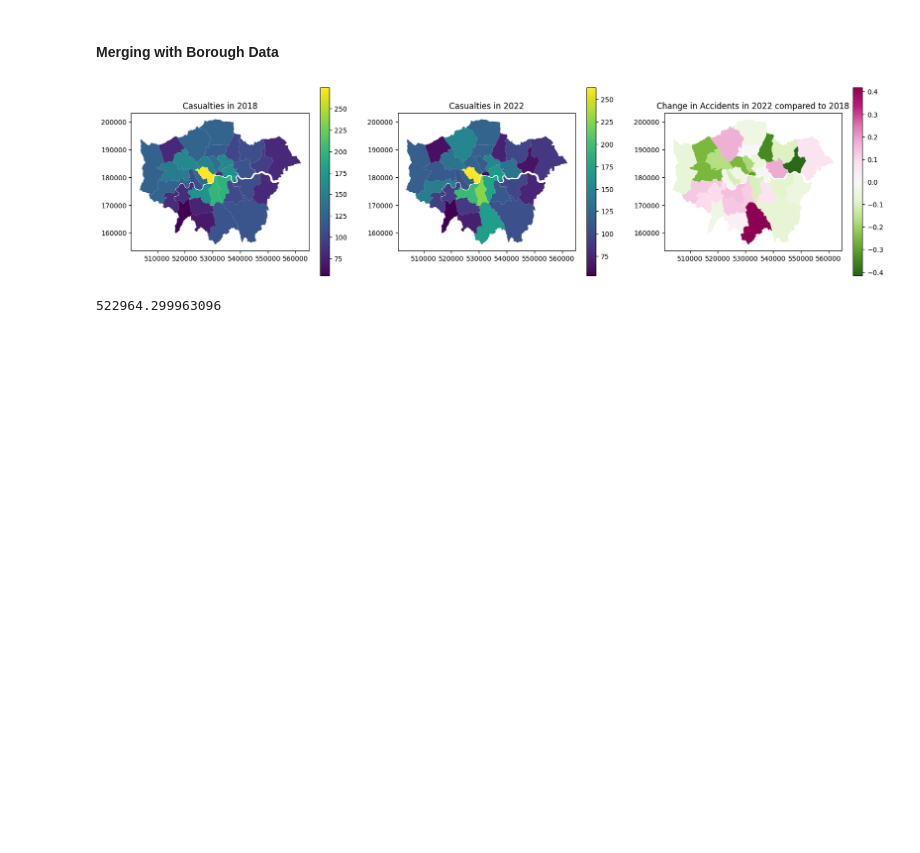
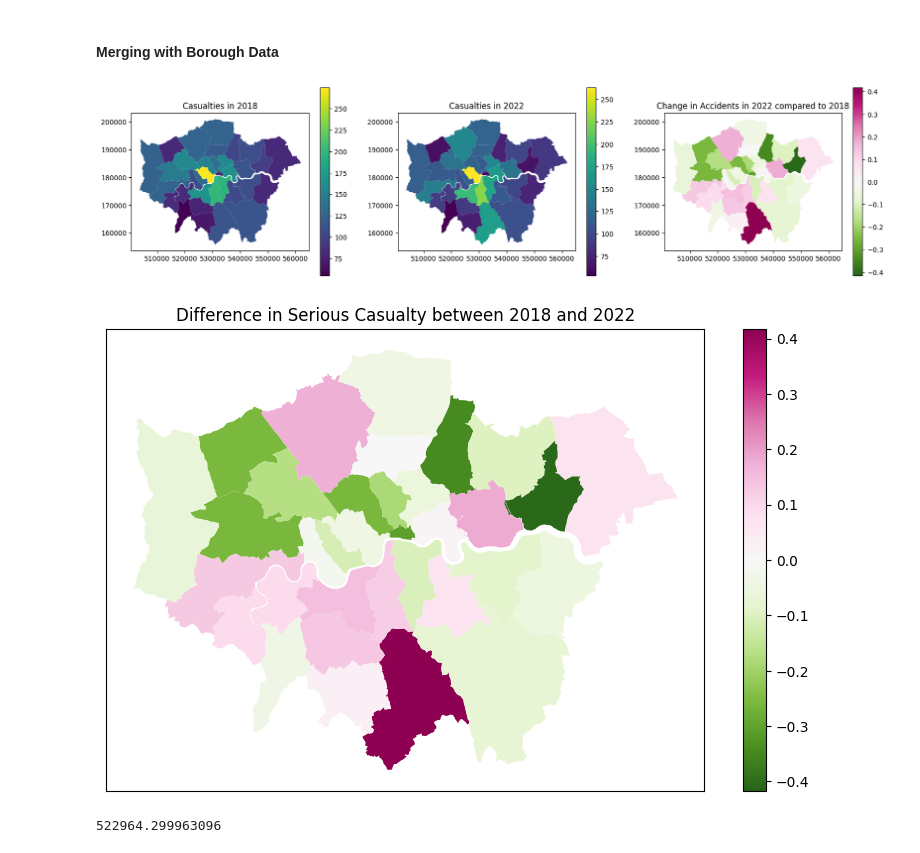
Before and after one commit to sokimura39/CUSP_Data_Dive, a Jupyter notebook: before_after_analysis.ipynb, the cells around one changed output. Cells and saved outputs as stored; diff of their text form; code cells hidden in the pictures; blank space fills up the shorter version.

```diff
--- a/before_after_analysis.ipynb
+++ b/before_after_analysis.ipynb
@@ -101,5 +99,32 @@ plt.show()
 # %% [output]
 [figure]
+# %%
+# plot for difference in casualty
+
+# initialise plot
+f, ax = plt.subplots(1, 1, figsize = (10, 6))
+
+# plot boroughs
+boroughs[(boroughs['casualty_2018'] != 0) & (boroughs['casualty_2022'] != 0)].plot(
+    ax = ax,
+    column = 'casualty_difference',
+    legend = True,
+    cmap = 'PiYG_r',
+    vmin = -max(abs(boroughs[(boroughs['casualty_2018'] != 0) & (boroughs['casualty_2022'] != 0)]['casualty_difference'])),
+    vmax = max(abs(boroughs[(boroughs['casualty_2018'] != 0) & (boroughs['casualty_2022'] != 0)]['casualty_difference'])),
+)
+
+# set title
+plt.title('Difference in Serious Casualty between 2018 and 2022')
+
+# delete axis ticks
+plt.xticks([])
+plt.yticks([])
+
+# save figure
+plt.savefig('plots/casualty_difference.png', bbox_inches = 'tight')
+# %% [output]
+[figure, added]
 # %%
 borough_name = 'Kensington and Chelsea'
 boroughs[boroughs['NAME'] == borough_name].geometry.bounds.minx.iloc[0]
```
Also changed, not shown: parts of 2 cells of this notebook, 1 other file.
